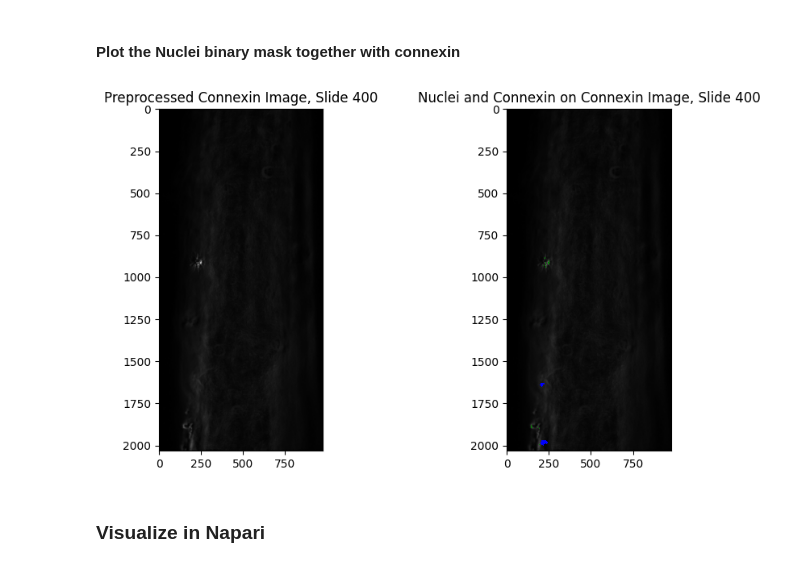
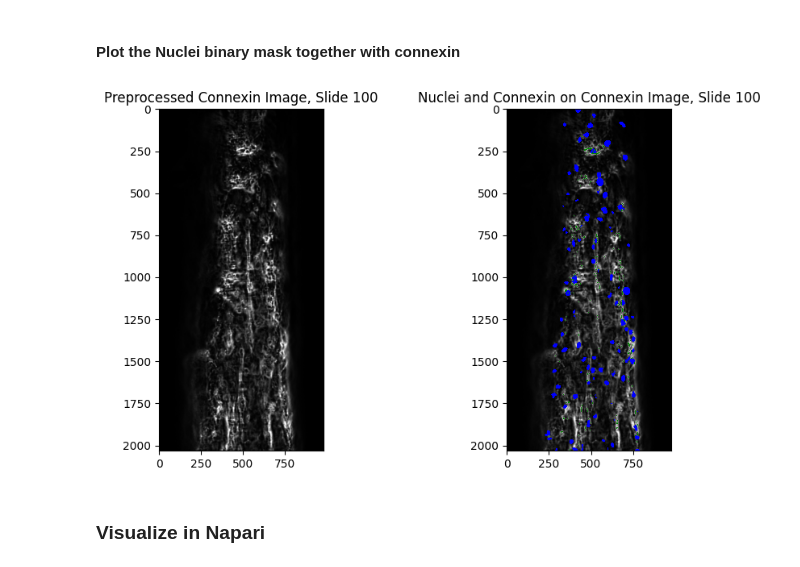
Before and after one commit to llloretta/connexin-pipeline, a Jupyter notebook: notebooks/4_connect_nuclei.ipynb, the cells around one changed output. Saved outputs shown, nothing was run; the diff lists cells and outputs as text; code cells hidden in the pictures.

Commit message:
plots

```diff
--- a/notebooks/4_connect_nuclei.ipynb
+++ b/notebooks/4_connect_nuclei.ipynb
@@ -23,6 +23,9 @@ from nuclei_assignment import get_nuclei_centerpoints #to create new df from nuc
 from nuclei_assignment import build_nuclei_edges, match_connexin_to_nuclei_pairs
 # import numpy as np
 # from skimage.measure import regionprops_table
+
+DISP_VMIN = 0           # constant grayscale display range, fixed across ALL planes so that
+DISP_VMAX = 10000       # depth comparisons are visually consistent (tune to taste)
 # %%
 # load the locations of connexin labelled regions and nuclei centers
 
@@ -81,35 +84,35 @@ Found 639 connected components
 # %%
 import matplotlib.pyplot as plt
 import matplotlib.colors as mcolors
 import numpy as np
 
-plane = 400
+plane = 100
 
 fig, ax = plt.subplots(1, 2, figsize=(10, 5))
 # fig.suptitle('Nuclei and Connexin', fontsize=16, y=1.01)
 
-ax[0].imshow(preprocessed_image[plane], cmap='gray')
+ax[0].imshow(preprocessed_image[plane], cmap='gray', vmin=DISP_VMIN, vmax=DISP_VMAX)
 ax[0].set_title(f"Preprocessed Connexin Image, Slide {plane}")
 
-ax[1].imshow(preprocessed_image[plane, :, :], cmap='gray')
+ax[1].imshow(preprocessed_image[plane, :, :], cmap='gray', vmin=DISP_VMIN, vmax=DISP_VMAX)
 
 # Make background (0) transparent, nuclei visible
 cmap = plt.cm.get_cmap('Blues')
 colors = cmap(np.arange(cmap.N))
 colors[0, -1] = 0  # set alpha=0 only for the 0 value (background)
 transparent_cmap = mcolors.ListedColormap(colors)
 
 ax[1].imshow(mask_nuclei[plane, :, :], cmap=mcolors.ListedColormap(['none', 'blue']), interpolation='none')
 ax[1].imshow(mask_labelled_connexin_regions[plane, :, :], cmap=mcolors.ListedColormap(['none', 'green']), interpolation='none')
 ax[1].set_title(f"Nuclei and Connexin on Connexin Image, Slide {plane}")
 
 # ax[1].contour(mask_nuclei[(150+69), 500:1250, :], [0.5], linewidths=1.3, colors='b')
 # ax[1].contour(mask_connexin_regions[0, 500:1250, :], [0.5], linewidths=0.5, colors='r')
 
 plt.tight_layout()
 plt.show()
 # %% [output]
-[figure, old version]
+[figure, new version]
 # %% [markdown]
 ### Visualize in Napari
 # %%
```
Also changed, not shown: parts of 4 cells of this notebook, 5 other files.
